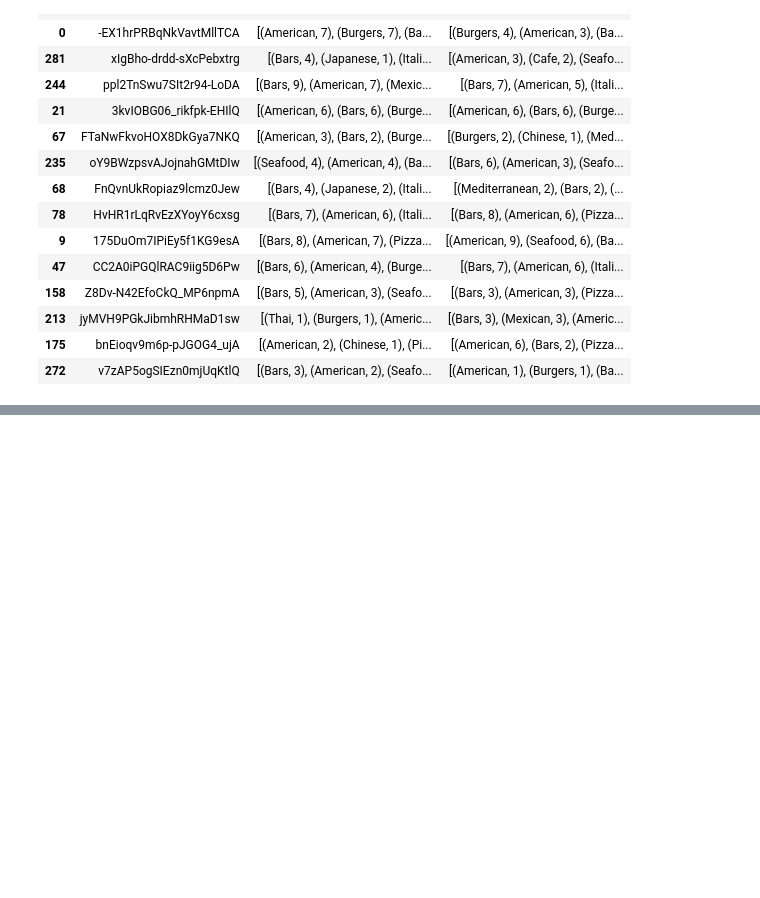
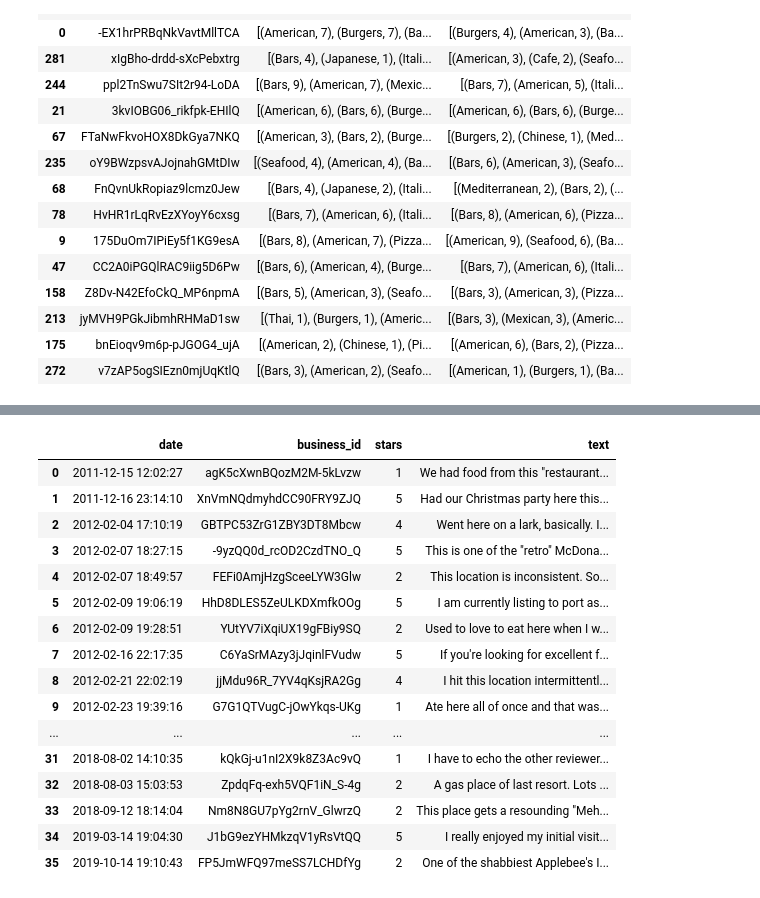
Before and after one commit to entia-lighthaus/project-agent, a Jupyter notebook: notebooks/01_yelp_exploration.ipynb, the cells around one changed output, grey strips where cells are left out. Cells and saved outputs as stored; diff of their text form; code cells hidden in the pictures; blank space fills up the shorter version.

```diff
--- a/notebooks/01_yelp_exploration.ipynb
+++ b/notebooks/01_yelp_exploration.ipynb
@@ -1843,0 +1900,5 @@ This shows human evolution modeling.
+# %%
+curated_reviews["uppercase_ratio"] = (
+    curated_reviews["text"]
+    .apply(uppercase_ratio)
+)
@@ -1843,0 +1990,5 @@ This shows human evolution modeling.
+# %%
+curated_reviews["storytelling_score"] = (
+    curated_reviews["text"]
+    .apply(storytelling_score)
+)
@@ -1843,0 +2076,19 @@ This shows human evolution modeling.
+# %%
+# STEP 65 — COMPUTE SLANG SCORE
+
+def slang_score(text):
+
+    text = text.lower()
+
+    score = 0
+
+    for word in slang_words:
+
+        score += text.count(word)
+
+    return score
+# %%
+curated_reviews["slang_score"] = (
+    curated_reviews["text"]
+    .apply(slang_score)
+)
@@ -1843,0 +2282,28 @@ This shows human evolution modeling.
+# %%
+# STEP 71 - View Reviews for a Specific User.. by user id
+
+user_id = "-EX1hrPRBqNkVavtMllTCA"
+
+user_reviews = curated_reviews[
+    curated_reviews["user_id"] == user_id
+].sort_values("date")
+
+user_reviews[["date", "business_id", "stars", "text"]]
+# %% [output]
+|  | date | business_id | stars | text |
+| 0 | 2011-12-15 12:02:27 | agK5cXwnBQozM2M-5kLvzw | 1 | We had food from this "restaurant... |
+| 1 | 2011-12-16 23:14:10 | XnVmNQdmyhdCC90FRY9ZJQ | 5 | Had our Christmas party here this... |
+| 2 | 2012-02-04 17:10:19 | GBTPC53ZrG1ZBY3DT8Mbcw | 4 | Went here on a lark, basically. I... |
+| 3 | 2012-02-07 18:27:15 | -9yzQQ0d_rcOD2CzdTNO_Q | 5 | This is one of the "retro" McDona... |
+| 4 | 2012-02-07 18:49:57 | FEFi0AmjHzgSceeLYW3Glw | 2 | This location is inconsistent. So... |
+| 5 | 2012-02-09 19:06:19 | HhD8DLES5ZeULKDXmfkOOg | 5 | I am currently listing to port as... |
+| 6 | 2012-02-09 19:28:51 | YUtYV7iXqiUX19gFBiy9SQ | 2 | Used to love to eat here when I w... |
+| 7 | 2012-02-16 22:17:35 | C6YaSrMAzy3jJqinlFVudw | 5 | If you're looking for excellent f... |
+| 8 | 2012-02-21 22:02:19 | jjMdu96R_7YV4qKsjRA2Gg | 4 | I hit this location intermittentl... |
+| 9 | 2012-02-23 19:39:16 | G7G1QTVugC-jOwYkqs-UKg | 1 | Ate here all of once and that was... |
+| ... | ... | ... | ... | ... |
+| 31 | 2018-08-02 14:10:35 | kQkGj-u1nI2X9k8Z3Ac9vQ | 1 | I have to echo the other reviewer... |
+| 32 | 2018-08-03 15:03:53 | ZpdqFq-exh5VQF1iN_S-4g | 2 | A gas place of last resort. Lots ... |
+| 33 | 2018-09-12 18:14:04 | Nm8N8GU7pYg2rnV_GlwrzQ | 2 | This place gets a resounding "Meh... |
+| 34 | 2019-03-14 19:04:30 | J1bG9ezYHMkzqV1yRsVtQQ | 5 | I really enjoyed my initial visit... |
+| 35 | 2019-10-14 19:10:43 | FP5JmWFQ97meSS7LCHDfYg | 2 | One of the shabbiest Applebee's I... |
```
Also changed, not shown: parts of 46 cells of this notebook, 1 other file.
